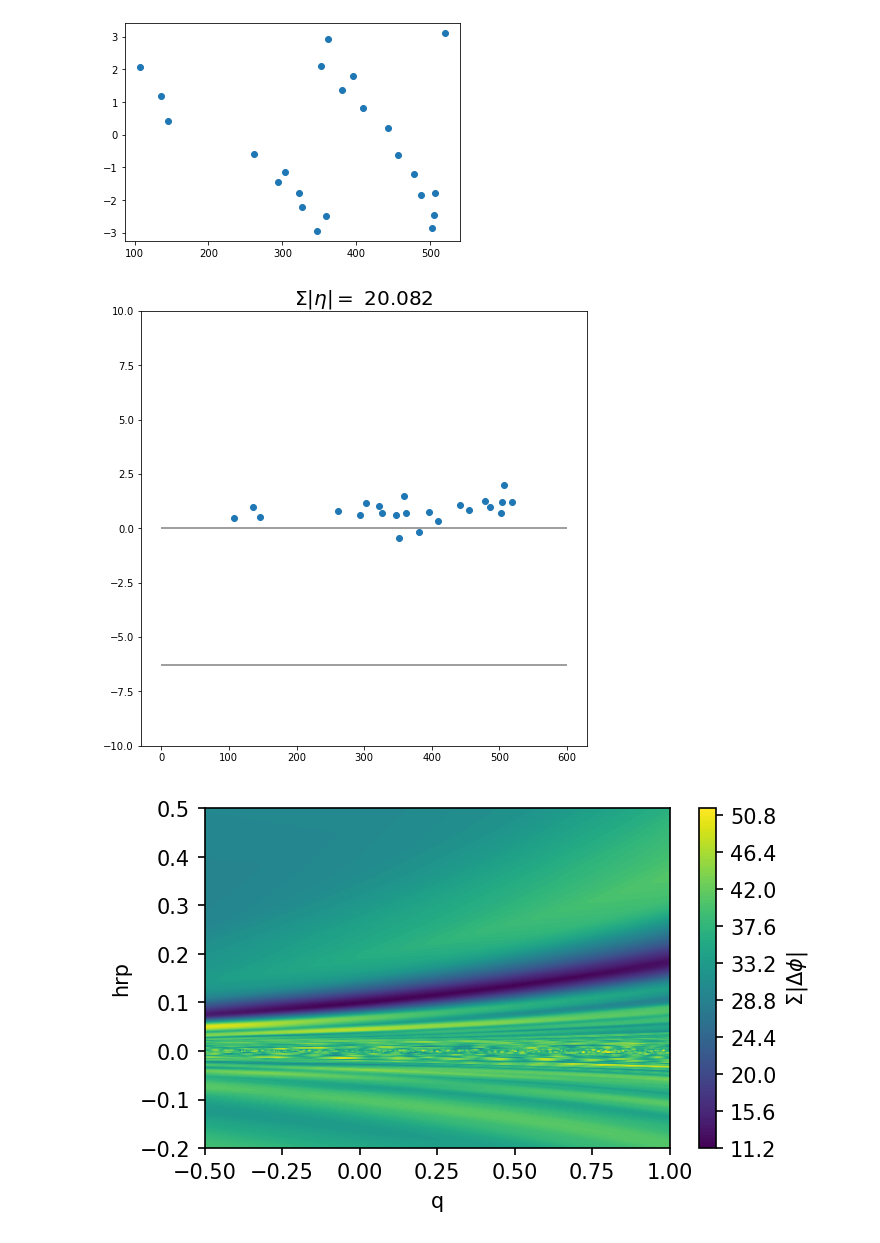
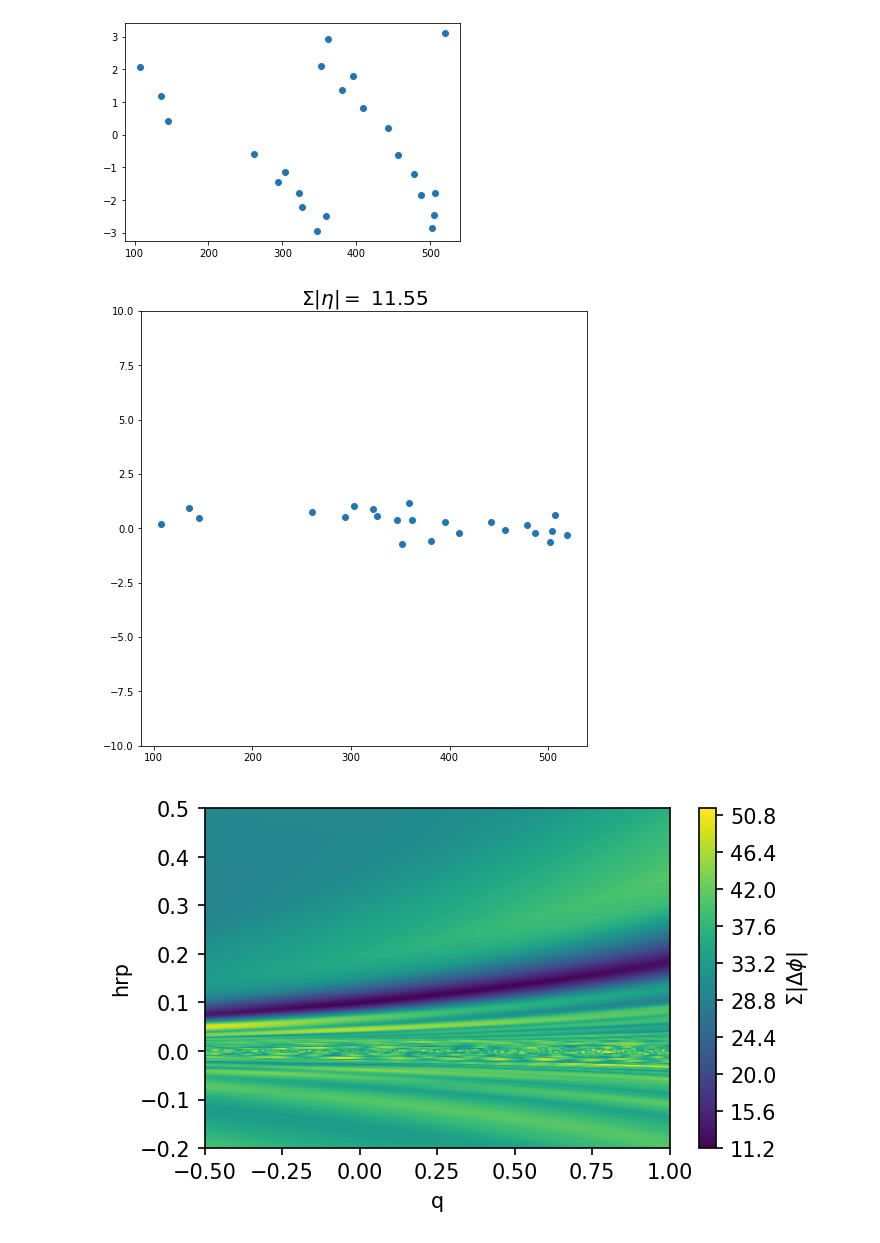
Before and after one commit to TomHilder/spiralmoments, a Jupyter notebook: eta_fitting.ipynb, the cells around one changed output. Saved outputs shown, nothing was run; the diff lists cells and outputs as text; code cells hidden in the pictures.

```diff
--- a/eta_fitting.ipynb
+++ b/eta_fitting.ipynb
@@ -103,32 +100,32 @@ plt.scatter(r, phi)
 # %%
 #r, phi, R_p, phi_p, hrp, q, cw
 """
 generated with:
 
 hr      = 0.1
 q       = 0.25
 Rp      = 200
 az_p    = 45
 """
-eta_points = eta(r, phi, R_p=200, phi_p=-45, hrp=0.1, q=0.25, cw=-1)
+eta_points = eta(r, phi, R_p=200, phi_p=-45, hrp=0.1, q=0, cw=-1)
 
 for i in range(eta_points.shape[0]):
 
     if eta_points[i] < -np.pi:
         eta_points[i] += 2*np.pi
     elif eta_points[i] > np.pi:
         eta_points[i] -= 2*np.pi
 
 sum_eta = round(np.sum(np.abs(eta_points)), 3)
 
 plt.figure(figsize=[8,8])
 plt.title(fr'$\Sigma | \eta | =$ {sum_eta}', size=20)
 plt.scatter(r, eta_points)
-plt.hlines(0, 0, 600, color='grey')
+#plt.hlines(0, 0, 600, color='grey')
 plt.ylim(-10,10)
 plt.show()
 # %% [output]
-[figure, old version]
+[figure, new version]
 # %%
 def evaluate_fit(r, phi, R_p, phi_p, hrp, q, cw):
 
```
Also changed, not shown: parts of 3 cells of this notebook, 2 other files.
